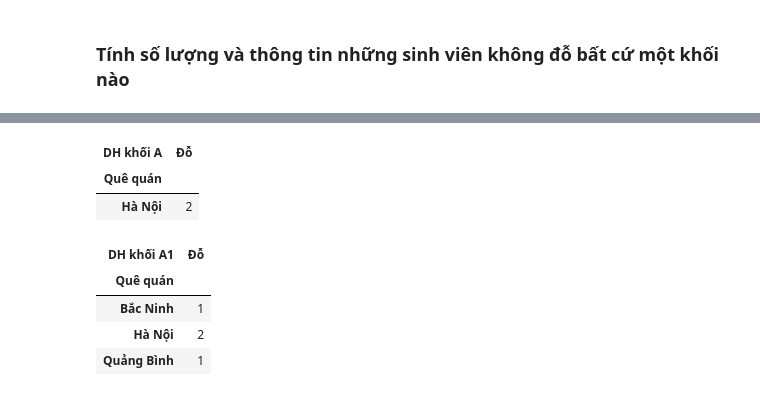
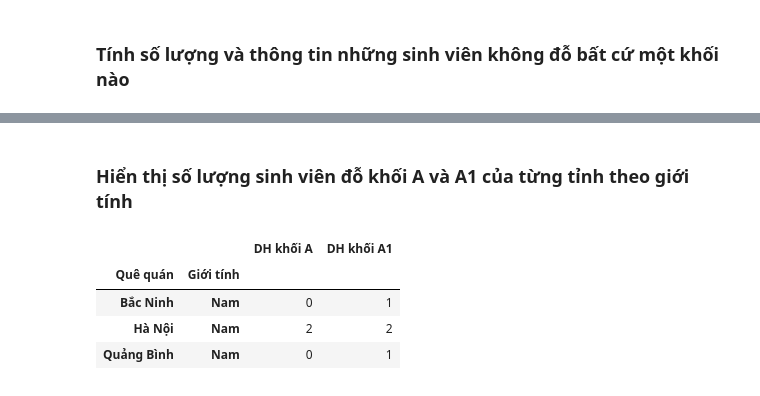
Before and after one commit to BIMSangDQ/BTVN, a Jupyter notebook: 221110_Thao tác dữ liệu.ipynb, the cells around one changed output, grey strips where cells are left out. Cells and saved outputs as stored; diff of their text form; code cells hidden in the pictures.

```diff
--- a/221110_Thao tác dữ liệu.ipynb
+++ b/221110_Thao tác dữ liệu.ipynb
@@ -362,17 +355,18 @@ students[(students['DH khối A']=='Trượt') & (students['DH khối A1']=='Tr
 | 3 | 20205213 | Nguyễn Thị Linh | 12/17/2000 | Nữ | Bắc Ninh | 8.0 | 5.6 | 6.5 | 7.0 | 7.5 | ... |
 | 4 | 20205214 | Đặng Ngọc Sơn | 1/25/2000 | Nam | Thái Bình | 9.3 | 5.8 | 7.5 | 4.5 | 6.5 | ... |
 | 5 | 20205215 | Hà Trung Kiên | 4/3/2000 | Nam | Hà Nội | 5.6 | 7.0 | 5.6 | 5.0 | 6.4 | ... |
-# %%
-students[(students['DH khối A']=='Đỗ')].groupby(["Quê quán","DH khối A"])["Giới tính"].count().unstack()
-# %% [output]
-| DH khối A | Đỗ |
-| Quê quán |  |
-| Hà Nội | 2 |
-# %%
-students[(students['DH khối A1']=='Đỗ')].groupby(["Quê quán","DH khối A1"])["Giới tính"].count().unstack()
-# %% [output]
-| DH khối A1 | Đỗ |
-| Quê quán |  |
-| Bắc Ninh | 1 |
-| Hà Nội | 2 |
-| Quảng Bình | 1 |
+# %% [markdown]
+### Hiển thị số lượng sinh viên đỗ khối A và A1 của từng tỉnh theo giới tính
+# %%
+table = pd.pivot_table( students[(students["DH khối A"].str.contains('Đỗ'))|(students["DH khối A1"].str.contains('Đỗ'))],\
+                        values=["DH khối A","DH khối A1"],\
+                        index = ['Quê quán','Giới tính'],\
+                        aggfunc = {"DH khối A":lambda x: ((list)(x=="Đỗ")).count(True),
+                                   "DH khối A1":lambda x: ((list)(x=="Đỗ")).count(True)})
+table
+# %% [output]
+|  |  | DH khối A | DH khối A1 |
+| Quê quán | Giới tính |  |  |
+| Bắc Ninh | Nam | 0 | 1 |
+| Hà Nội | Nam | 2 | 2 |
+| Quảng Bình | Nam | 0 | 1 |
```
Also changed, not shown: parts of 13 cells of this notebook, 3 other files.
